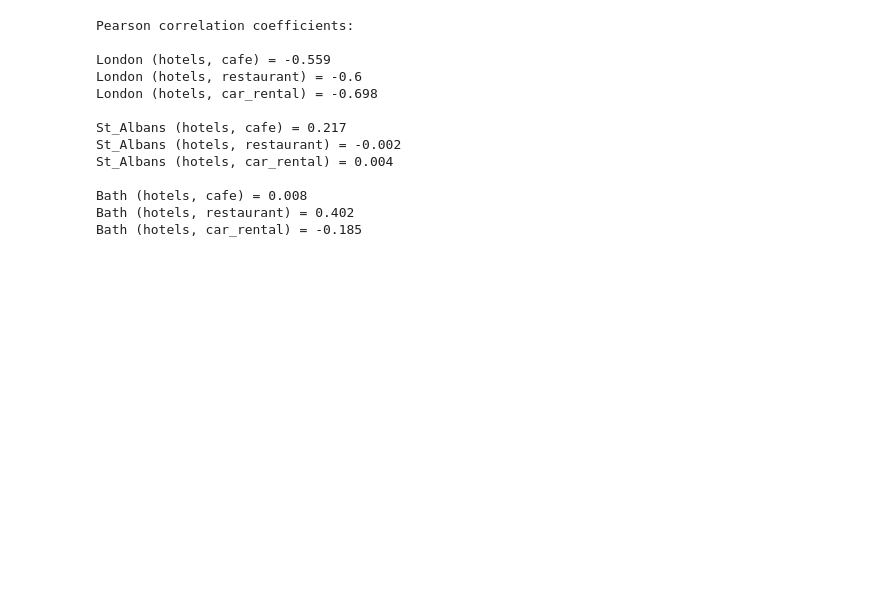
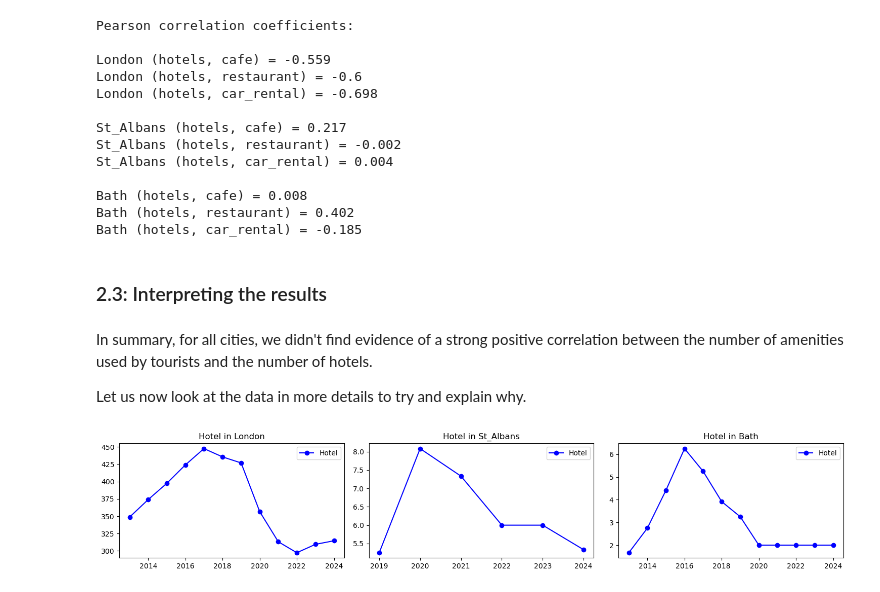
Before and after one commit to maiiaKey/dopp-exe2, a Jupyter notebook: rq2/data_analysis.ipynb, the cells around one changed output. Cells and saved outputs as stored; diff of their text form; code cells hidden in the pictures; blank space fills up the shorter version.

```diff
--- a/rq2/data_analysis.ipynb
+++ b/rq2/data_analysis.ipynb
@@ -155,6 +155,32 @@ Bath
 ### 2.2: Visualizations of the data
 
 Now that we have the data cleaned and conveniently merged for analysis, let's take a first look at it by plotting each amenity count per location in one plot.
+# %%
+# Helper function used in interpretation section
+
+def plot_amenity(amenity):
+    colors = {
+        'hotel': 'blue',
+        'cafe': 'orange',
+        'restaurant': 'red',
+        'car_rental': 'green',
+    }
+
+    fig, ax = plt.subplots(1, 3, figsize=(15, 3))
+
+    for area_index in range(0, len(areas)):
+        area = areas[area_index]
+        years = area_df_dict[area].index
+        x = area_df_dict[area][amenity]
+
+        # Plot the hotels line
+        ax[area_index].plot(years, x, label=amenity.capitalize(), marker='o', color=colors[amenity])
+
+        ax[area_index].set_title(f'{amenity.capitalize()} in {area}')
+        ax[area_index].legend()
+
+    plt.tight_layout()
+    plt.show()
 # %%
 fig, ax = plt.subplots(1, 3, figsize=(15, 3))
 
@@ -246,3 +272,13 @@ St_Albans (hotels, car_rental) = 0.004
 Bath (hotels, cafe) = 0.008
 Bath (hotels, restaurant) = 0.402
 Bath (hotels, car_rental) = -0.185
+# %% [markdown]
+### 2.3: Interpreting the results
+# %% [markdown]
+In summary, for all cities, we didn't find evidence of a strong positive correlation between the number of amenities used by tourists and the number of hotels.
+
+Let us now look at the data in more details to try and explain why.
+# %%
+plot_amenity('hotel')
+# %% [output]
+[figure, added]
```
Also changed, not shown: parts of 4 cells of this notebook.
